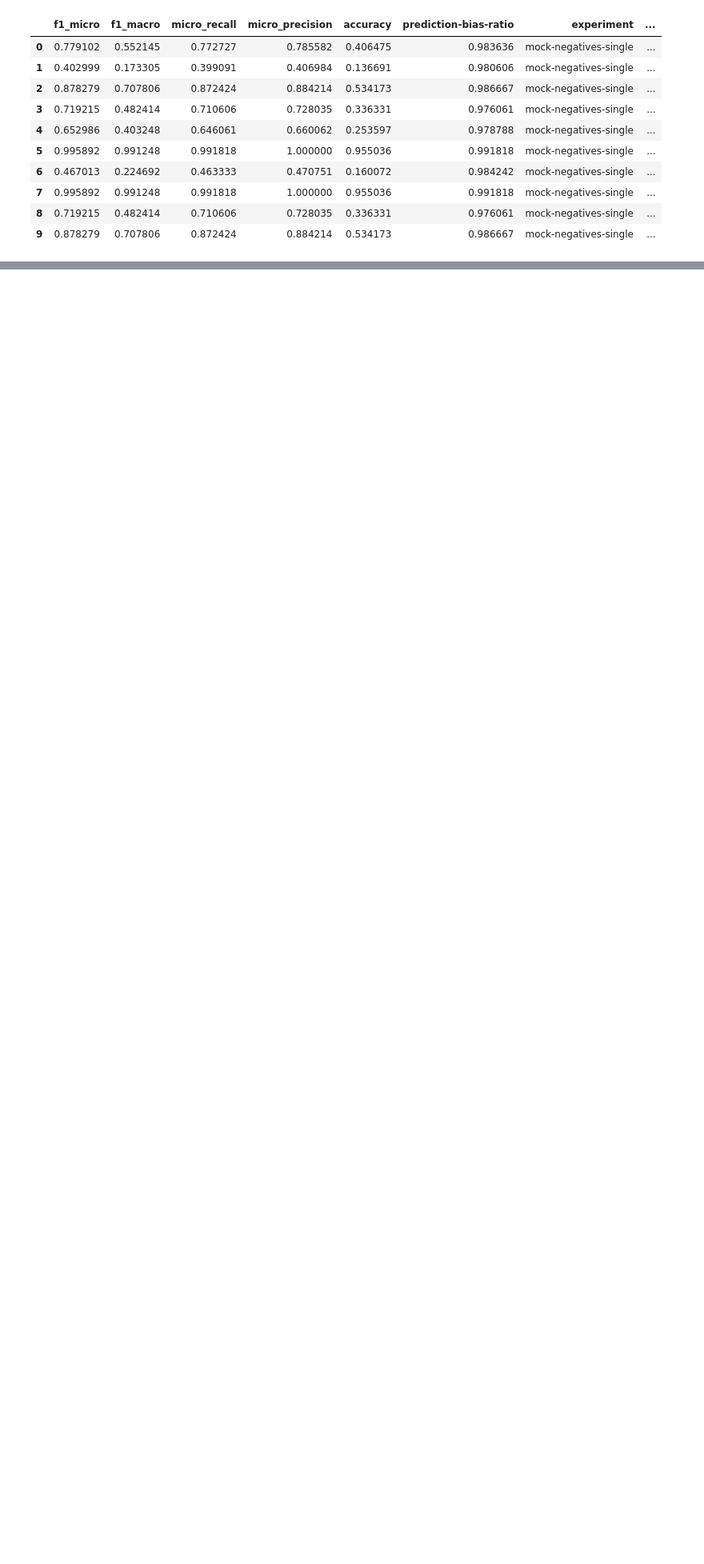
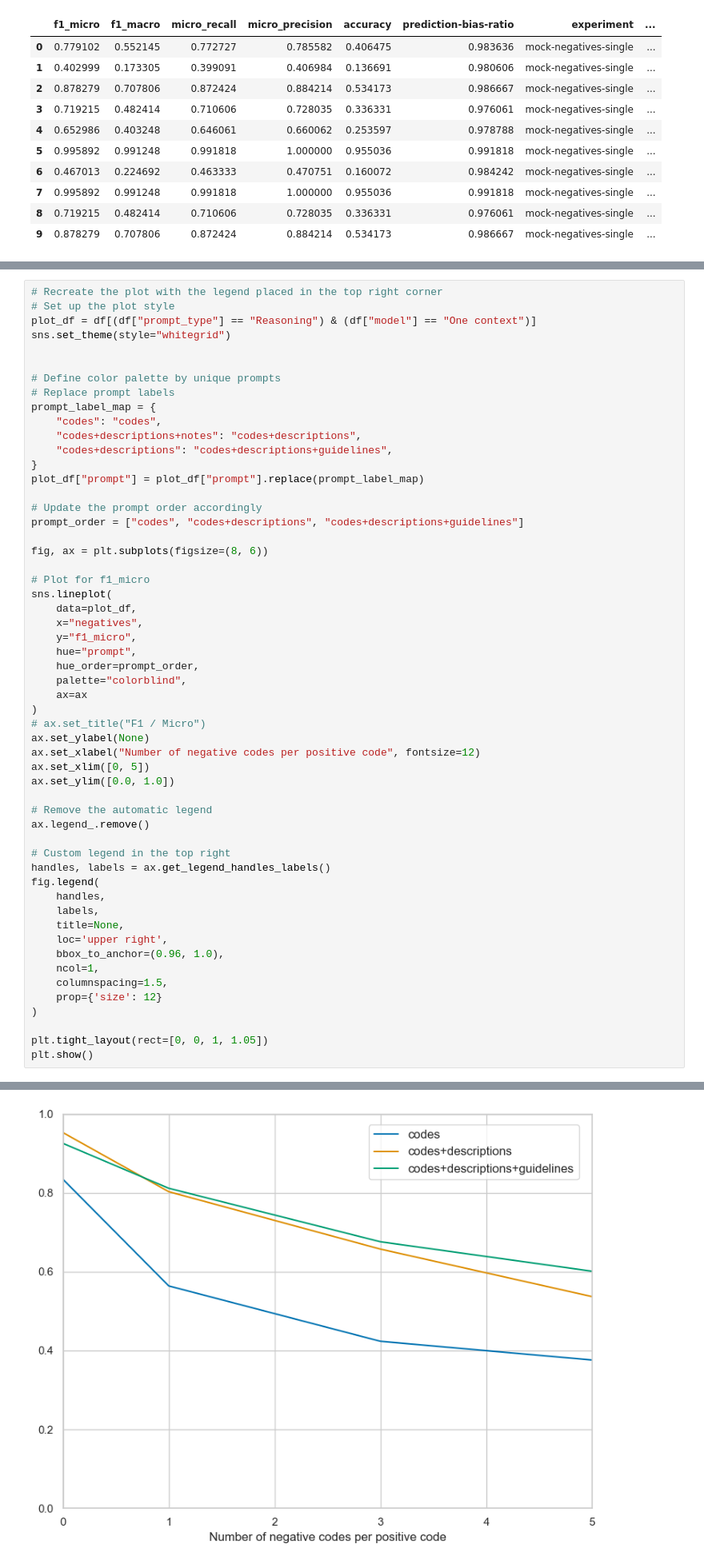
Before and after one commit to MotzWanted/codeseeker, a Jupyter notebook: reports/alignment_benchmark.ipynb, the cells around one changed output, grey strips where cells are left out. Shown at 80% size. Drawn from its saved outputs; the diff is of its cells as text; blank space fills up the shorter version.

```diff
--- a/reports/alignment_benchmark.ipynb
+++ b/reports/alignment_benchmark.ipynb
@@ -220,0 +294,56 @@ plt.show()
+# %%
+# Recreate the plot with the legend placed in the top right corner
+# Set up the plot style
+plot_df = df[(df["prompt_type"] == "Reasoning") & (df["model"] == "One context")]
+sns.set_theme(style="whitegrid")
+
+
+# Define color palette by unique prompts
+# Replace prompt labels
+prompt_label_map = {
+    "codes": "codes",
+    "codes+descriptions+notes": "codes+descriptions",
+    "codes+descriptions": "codes+descriptions+guidelines",
+}
+plot_df["prompt"] = plot_df["prompt"].replace(prompt_label_map)
+
+# Update the prompt order accordingly
+prompt_order = ["codes", "codes+descriptions", "codes+descriptions+guidelines"]
+
+fig, ax = plt.subplots(figsize=(8, 6))
+
+# Plot for f1_micro
+sns.lineplot(
+    data=plot_df,
+    x="negatives",
+    y="f1_micro",
+    hue="prompt",
+    hue_order=prompt_order,
+    palette="colorblind",
+    ax=ax
+)
+# ax.set_title("F1 / Micro")
+ax.set_ylabel(None)
+ax.set_xlabel("Number of negative codes per positive code", fontsize=12)
+ax.set_xlim([0, 5])
+ax.set_ylim([0.0, 1.0])
+
+# Remove the automatic legend
+ax.legend_.remove()
+
+# Custom legend in the top right
+handles, labels = ax.get_legend_handles_labels()
+fig.legend(
+    handles,
+    labels,
+    title=None,
+    loc='upper right',
+    bbox_to_anchor=(0.96, 1.0),
+    ncol=1,
+    columnspacing=1.5,
+    prop={'size': 12}
+)
+
+plt.tight_layout(rect=[0, 0, 1, 1.05])
+plt.show()
+# %% [output]
@@ -220,0 +355 @@ plt.show()
+[figure, added]
```
Also changed, not shown: parts of 17 cells of this notebook, 44 other files.
